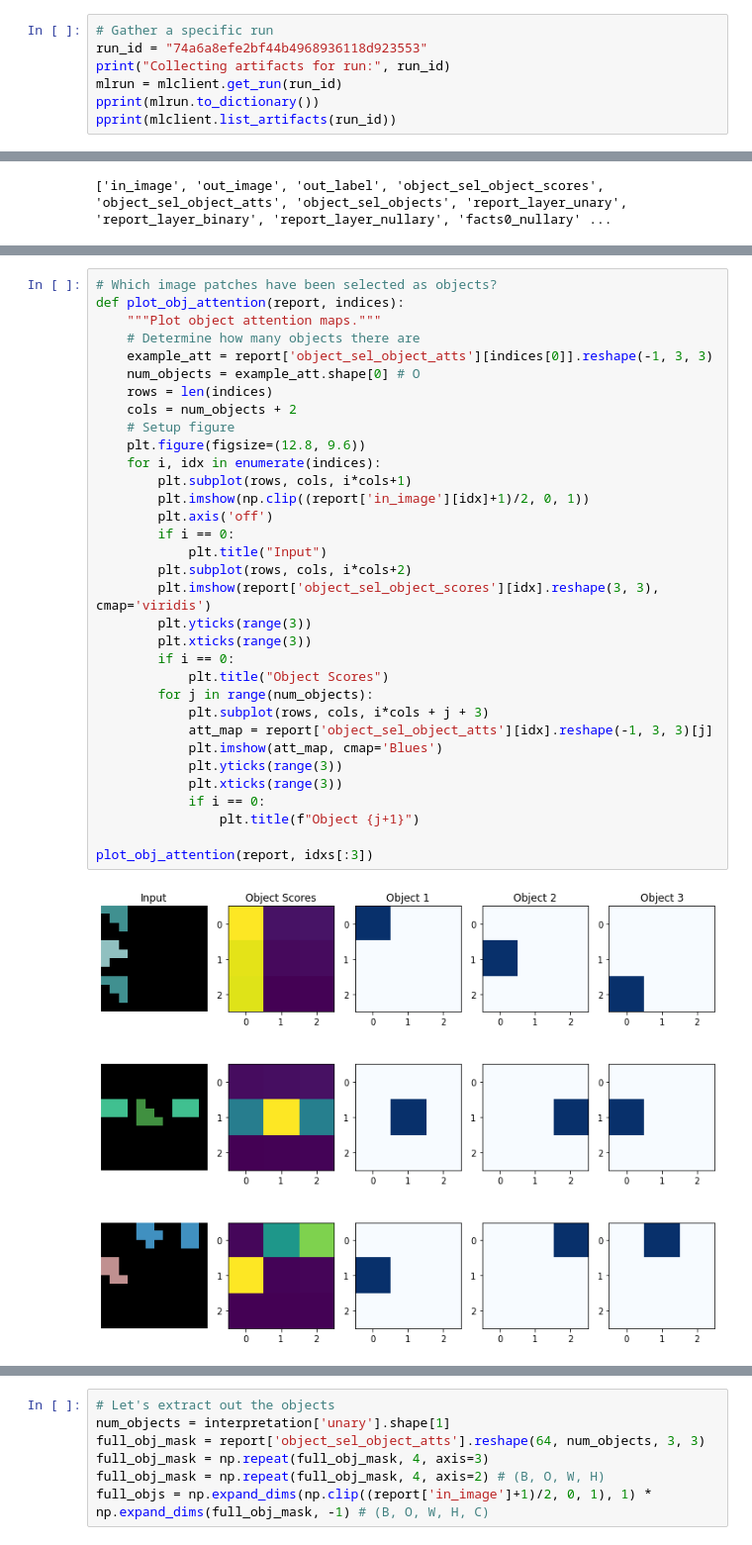
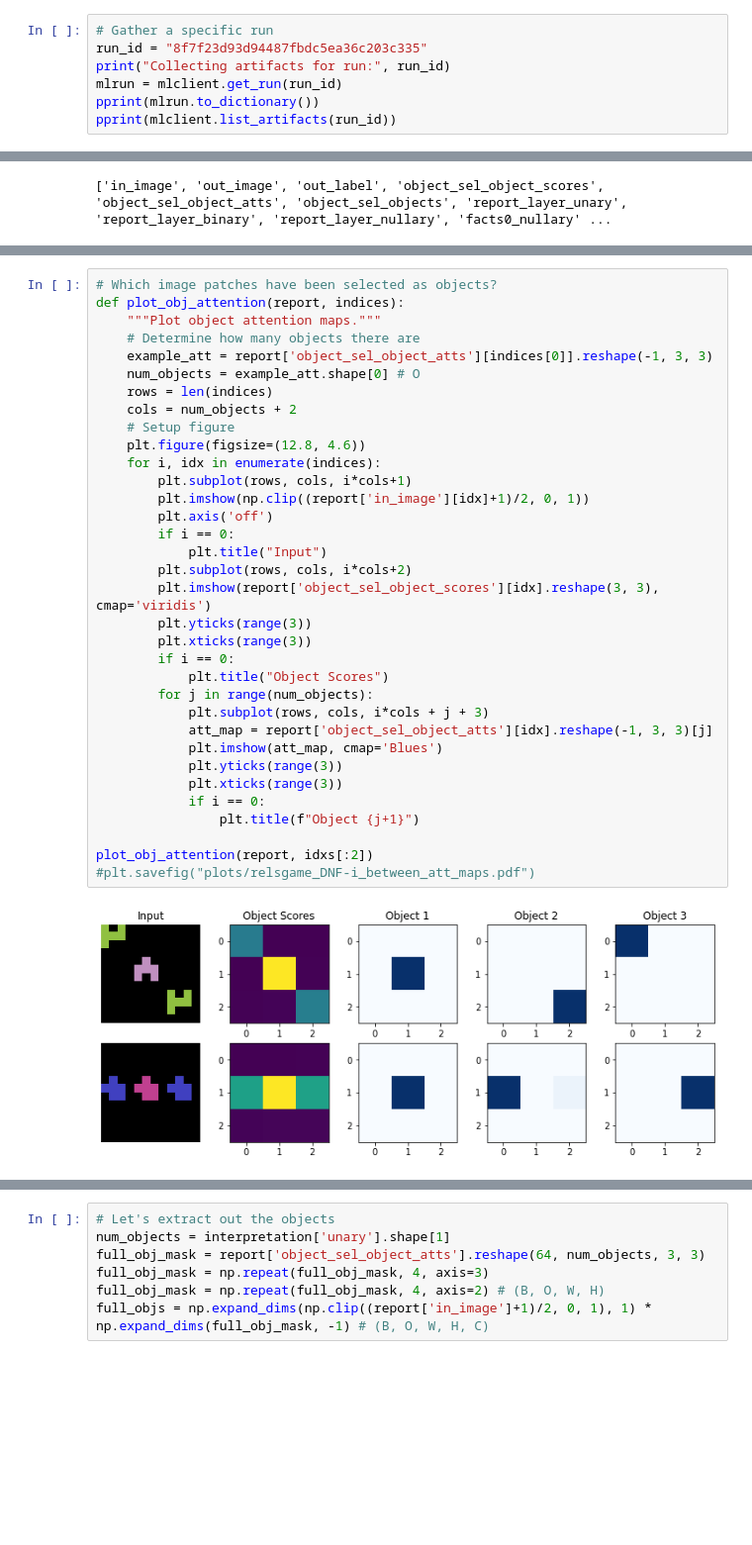
Before and after one commit to nuric/pix2rule, a Jupyter notebook: analyse_relsgame.ipynb, the cells around one changed output, grey strips where cells are left out. Shown at 99% size. Drawn from its saved outputs; the diff is of its cells as text; blank space fills up the shorter version.

Commit message:
Relsgame analysis draft 2

```diff
--- a/analyse_relsgame.ipynb
+++ b/analyse_relsgame.ipynb
@@ -326,6 +341,6 @@ array(['74a6a8efe2bf44b4968936118d923553', '198b5b5120a641ec965e37990c186322', '
 # %%
 # Gather a specific run
-run_id = "74a6a8efe2bf44b4968936118d923553"
+run_id = "8f7f23d93d94487fbdc5ea36c203c335"
 print("Collecting artifacts for run:", run_id)
 mlrun = mlclient.get_run(run_id)
 pprint(mlrun.to_dictionary())
@@ -400,36 +444,37 @@ utils.analysis.plot_batch({k: report[k][idxs] for k in ['in_image', 'in_task_id'
 def plot_obj_attention(report, indices):
     """Plot object attention maps."""
     # Determine how many objects there are
     example_att = report['object_sel_object_atts'][indices[0]].reshape(-1, 3, 3)
     num_objects = example_att.shape[0] # O
     rows = len(indices)
     cols = num_objects + 2
     # Setup figure
-    plt.figure(figsize=(12.8, 9.6))
+    plt.figure(figsize=(12.8, 4.6))
     for i, idx in enumerate(indices):
         plt.subplot(rows, cols, i*cols+1)
         plt.imshow(np.clip((report['in_image'][idx]+1)/2, 0, 1))
         plt.axis('off')
         if i == 0:
             plt.title("Input")
         plt.subplot(rows, cols, i*cols+2)
         plt.imshow(report['object_sel_object_scores'][idx].reshape(3, 3), cmap='viridis')
         plt.yticks(range(3))
         plt.xticks(range(3))
         if i == 0:
             plt.title("Object Scores")
         for j in range(num_objects):
             plt.subplot(rows, cols, i*cols + j + 3)
             att_map = report['object_sel_object_atts'][idx].reshape(-1, 3, 3)[j]
             plt.imshow(att_map, cmap='Blues')
             plt.yticks(range(3))
             plt.xticks(range(3))
             if i == 0:
                 plt.title(f"Object {j+1}")
 
-plot_obj_attention(report, idxs[:3])
+plot_obj_attention(report, idxs[:2])
+#plt.savefig("plots/relsgame_DNF-i_between_att_maps.pdf")
 # %% [output]
-[figure, old version]
+[figure, new version]
 # %%
 # Analyse the learnt program and predicates
 print("The accuracy of the thresholded model is")
```
Also changed, not shown: parts of 29 cells of this notebook, 1 other file.
